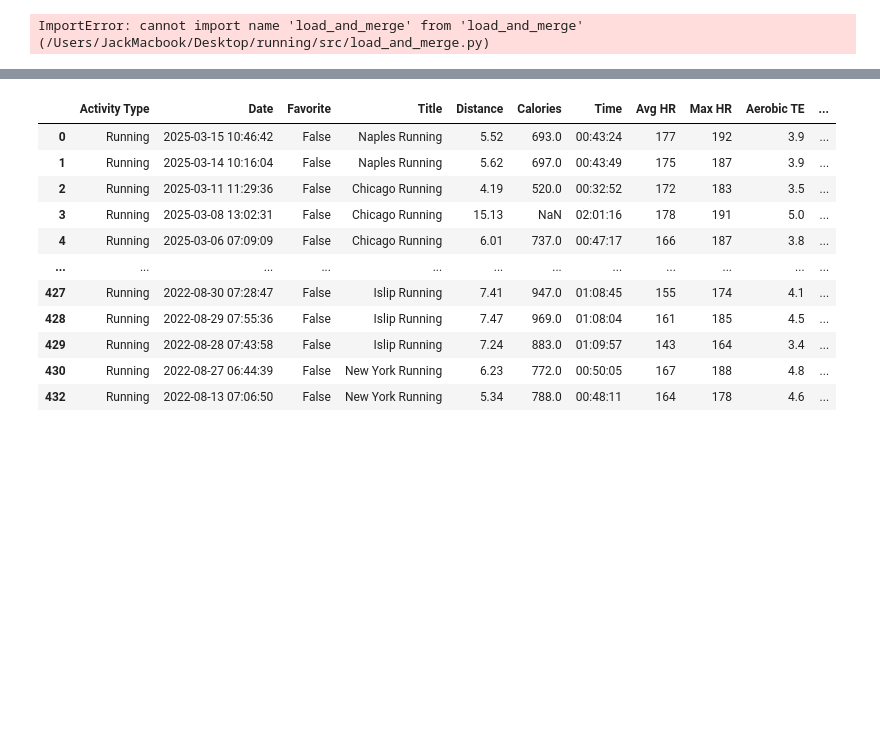
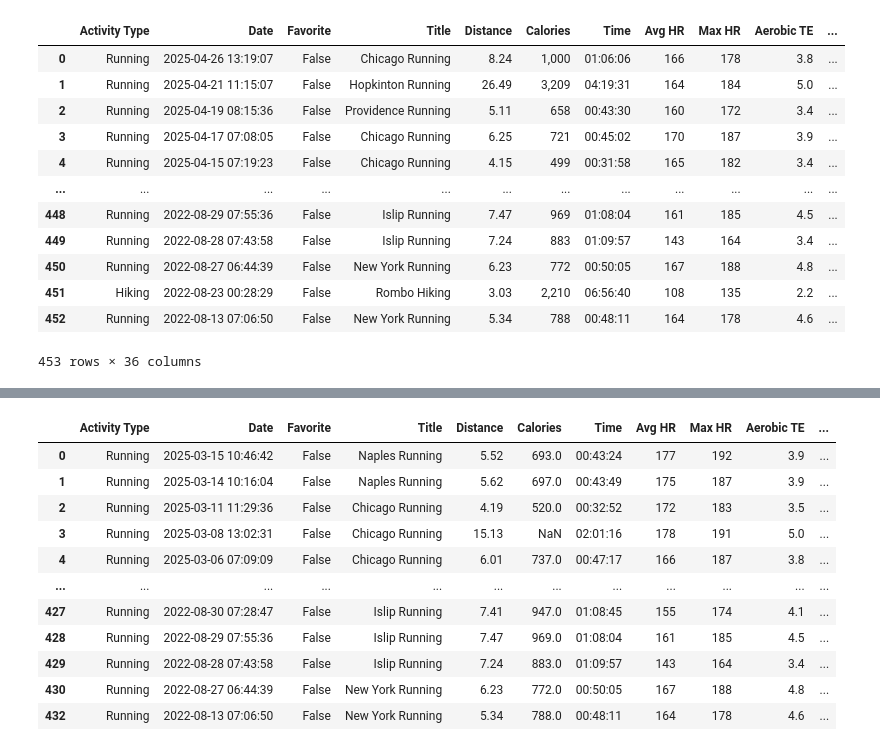
Before and after one commit to JackChefetz/running, a Jupyter notebook: notebooks/running.ipynb, the cells around one changed output, grey strips where cells are left out. Cells and saved outputs as stored; diff of their text form; code cells hidden in the pictures; blank space fills up the shorter version.

```diff
--- a/notebooks/running.ipynb
+++ b/notebooks/running.ipynb
@@ -1,17 +0,0 @@
-# %%
-import sys
-import os
-
-# Add the 'src' directory to the system path
-sys.path.append(os.path.abspath(os.path.join('..', 'src')))
-
-# Now import the function from load_and_merge
-from load_and_merge import load_and_merge
-
-# Call the function to load and merge all the CSV files
-all_df = load_and_merge()
-
-# Display the first few rows of the merged DataFrame
-all_df.head()
-# %% [output]
-ImportError: cannot import name 'load_and_merge' from 'load_and_merge' (/Users/JackMacbook/Desktop/running/src/load_and_merge.py)
@@ -18,3 +6,24 @@ ImportError: cannot import name 'load_and_merge' from 'load_and_merge' (/Users/J
+# %%
+# load data
+
+sys.path.append(os.path.abspath(os.path.join('..', 'src')))
+from load_and_merge import load_and_merge
+all = load_and_merge()
+all
+# %% [output]
+|  | Activity Type | Date | Favorite | Title | Distance | Calories | Time | Avg HR | Max HR | Aerobic TE | ... |
+| 0 | Running | 2025-04-26 13:19:07 | False | Chicago Running | 8.24 | 1,000 | 01:06:06 | 166 | 178 | 3.8 | ... |
+| 1 | Running | 2025-04-21 11:15:07 | False | Hopkinton Running | 26.49 | 3,209 | 04:19:31 | 164 | 184 | 5.0 | ... |
+| 2 | Running | 2025-04-19 08:15:36 | False | Providence Running | 5.11 | 658 | 00:43:30 | 160 | 172 | 3.4 | ... |
+| 3 | Running | 2025-04-17 07:08:05 | False | Chicago Running | 6.25 | 721 | 00:45:02 | 170 | 187 | 3.9 | ... |
+| 4 | Running | 2025-04-15 07:19:23 | False | Chicago Running | 4.15 | 499 | 00:31:58 | 165 | 182 | 3.4 | ... |
+| ... | ... | ... | ... | ... | ... | ... | ... | ... | ... | ... | ... |
+| 448 | Running | 2022-08-29 07:55:36 | False | Islip Running | 7.47 | 969 | 01:08:04 | 161 | 185 | 4.5 | ... |
+| 449 | Running | 2022-08-28 07:43:58 | False | Islip Running | 7.24 | 883 | 01:09:57 | 143 | 164 | 3.4 | ... |
+| 450 | Running | 2022-08-27 06:44:39 | False | New York Running | 6.23 | 772 | 00:50:05 | 167 | 188 | 4.8 | ... |
+| 451 | Hiking | 2022-08-23 00:28:29 | False | Rombo Hiking | 3.03 | 2,210 | 06:56:40 | 108 | 135 | 2.2 | ... |
+| 452 | Running | 2022-08-13 07:06:50 | False | New York Running | 5.34 | 788 | 00:48:11 | 164 | 178 | 4.6 | ... |
+453 rows × 36 columns
 # %%
 import pandas as pd
 import altair as alt
```
Also changed, not shown: parts of 2 cells of this notebook, 6 other files.
